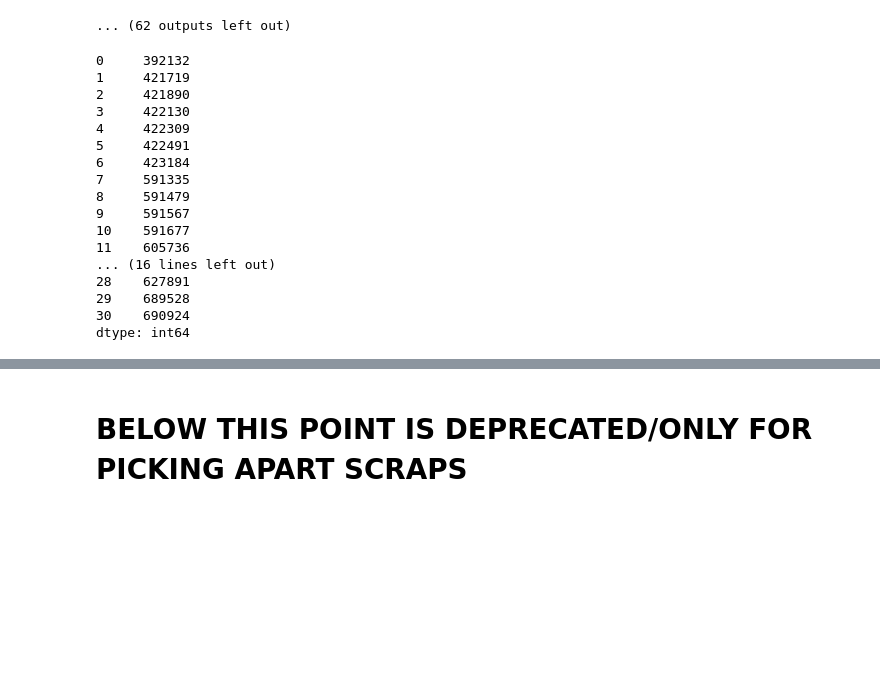
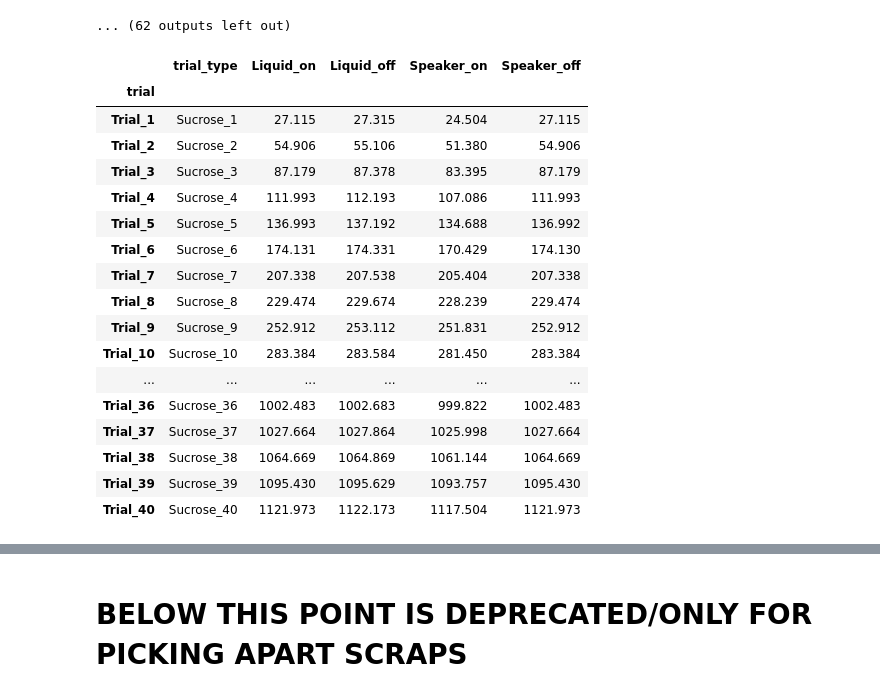
Before and after one commit to Tyelab/headfix_behavior_data_dev, a Jupyter notebook: bruker_data_grepping.ipynb, the cells around one changed output, grey strips where cells are left out. Cells and saved outputs as stored; diff of their text form; code cells hidden in the pictures; blank space fills up the shorter version.

```diff
--- a/bruker_data_grepping.ipynb
+++ b/bruker_data_grepping.ipynb
@@ -717,23 +717,24 @@ Cleaning: 20210611_LHE011_plane0-081_Cycle00001_VoltageRecording_001.csv
 Closing remaining open files:Y:\specialk\learned_helplessness\LHE011\twop\20210611\20210611_LHE011_plane0_merged.h5...done
 ... (62 outputs left out)
 # %%
-pd.read_hdf("Y:/specialk/learned_helplessness/LHE011/twop/20210603/20210603_LHE011_plane0_merged.h5", key="lick_timestamps")
+pd.read_hdf("Y:/specialk/learned_helplessness/LHE011/twop/20210603/20210603_LHE011_plane0_merged.h5", key="stimulus_timestamps")
 # %% [output]
-0     392132
-1     421719
-2     421890
-3     422130
-4     422309
-5     422491
-6     423184
-7     591335
-8     591479
-9     591567
-10    591677
-11    605736
-... (16 lines left out)
-28    627891
-29    689528
-30    690924
-dtype: int64
+|  | trial_type | Liquid_on | Liquid_off | Speaker_on | Speaker_off |
+| trial |  |  |  |  |  |
+| Trial_1 | Sucrose_1 | 27.115 | 27.315 | 24.504 | 27.115 |
+| Trial_2 | Sucrose_2 | 54.906 | 55.106 | 51.380 | 54.906 |
+| Trial_3 | Sucrose_3 | 87.179 | 87.378 | 83.395 | 87.179 |
+| Trial_4 | Sucrose_4 | 111.993 | 112.193 | 107.086 | 111.993 |
+| Trial_5 | Sucrose_5 | 136.993 | 137.192 | 134.688 | 136.992 |
+| Trial_6 | Sucrose_6 | 174.131 | 174.331 | 170.429 | 174.130 |
+| Trial_7 | Sucrose_7 | 207.338 | 207.538 | 205.404 | 207.338 |
+| Trial_8 | Sucrose_8 | 229.474 | 229.674 | 228.239 | 229.474 |
+| Trial_9 | Sucrose_9 | 252.912 | 253.112 | 251.831 | 252.912 |
+| Trial_10 | Sucrose_10 | 283.384 | 283.584 | 281.450 | 283.384 |
+| ... | ... | ... | ... | ... | ... |
+| Trial_36 | Sucrose_36 | 1002.483 | 1002.683 | 999.822 | 1002.483 |
+| Trial_37 | Sucrose_37 | 1027.664 | 1027.864 | 1025.998 | 1027.664 |
+| Trial_38 | Sucrose_38 | 1064.669 | 1064.869 | 1061.144 | 1064.669 |
+| Trial_39 | Sucrose_39 | 1095.430 | 1095.629 | 1093.757 | 1095.430 |
+| Trial_40 | Sucrose_40 | 1121.973 | 1122.173 | 1117.504 | 1121.973 |
 # %%
```
Also changed, not shown: parts of 2 cells of this notebook, 2 other files.
